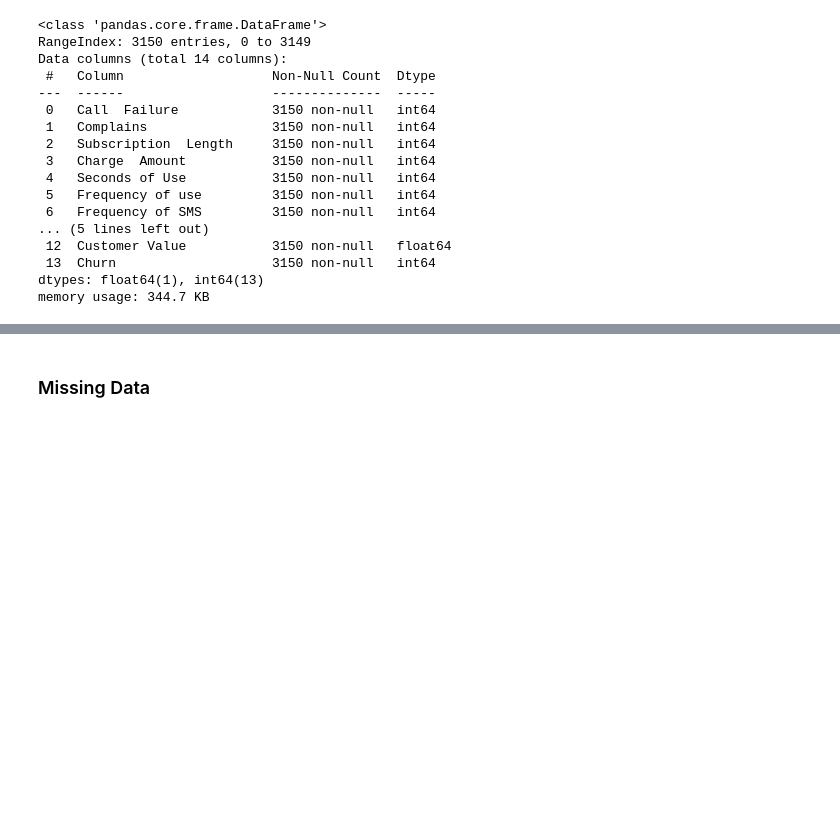
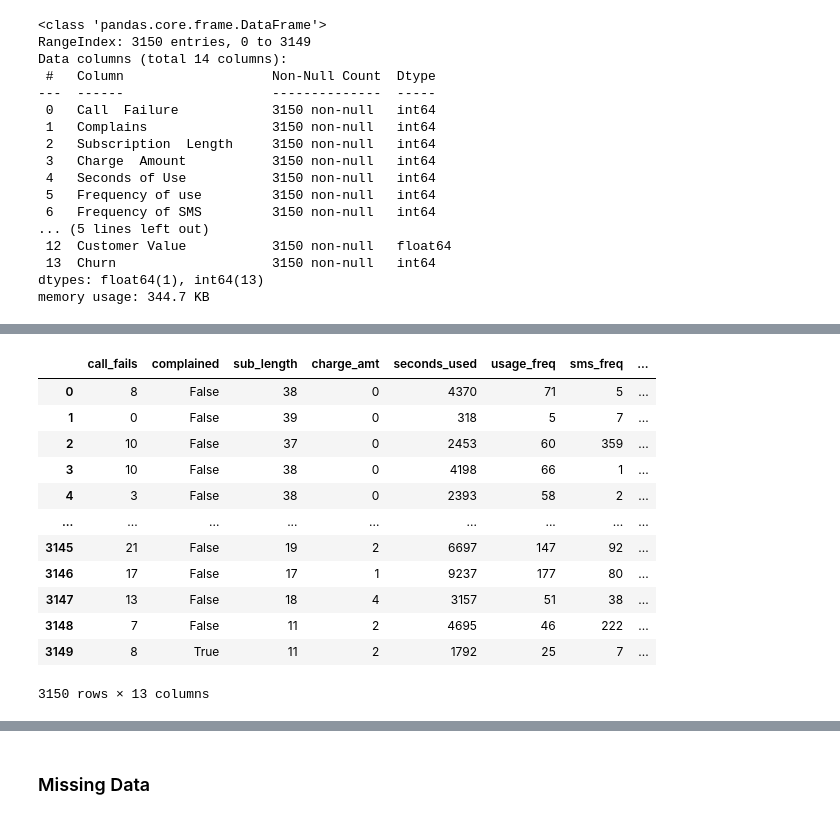
Before and after one commit to mlcuadra1/Churn-Risk-EDA, a Jupyter notebook: notebooks/Script 1 - cleaning.ipynb, the cells around one changed output, grey strips where cells are left out. Saved outputs shown, nothing was run; the diff lists cells and outputs as text; code cells hidden in the pictures; blank space fills up the shorter version.

```diff
--- a/notebooks/Script 1 - cleaning.ipynb
+++ b/notebooks/Script 1 - cleaning.ipynb
@@ -81,0 +104,25 @@ memory usage: 344.7 KB
+# %%
+data_renamed['complained'] = data_renamed['complained'].astype(bool)
+data_renamed['churn'] = data_renamed['churn'].astype(bool)
+
+plan_map = {1: 'Prepaid', 2: 'Contractual'}
+data_renamed['tariff_plan'] = data_renamed['tariff_plan'].map(lambda x: plan_map.get(x, x))
+
+status_map = {1: 'Active', 2: 'Inactive'}
+data_renamed['status'] = data_renamed['status'].map(lambda x: status_map.get(x, x))
+
+data_renamed
+# %% [output]
+|  | call_fails | complained | sub_length | charge_amt | seconds_used | usage_freq | sms_freq | ... |
+| 0 | 8 | False | 38 | 0 | 4370 | 71 | 5 | ... |
+| 1 | 0 | False | 39 | 0 | 318 | 5 | 7 | ... |
+| 2 | 10 | False | 37 | 0 | 2453 | 60 | 359 | ... |
+| 3 | 10 | False | 38 | 0 | 4198 | 66 | 1 | ... |
+| 4 | 3 | False | 38 | 0 | 2393 | 58 | 2 | ... |
+| ... | ... | ... | ... | ... | ... | ... | ... | ... |
+| 3145 | 21 | False | 19 | 2 | 6697 | 147 | 92 | ... |
+| 3146 | 17 | False | 17 | 1 | 9237 | 177 | 80 | ... |
+| 3147 | 13 | False | 18 | 4 | 3157 | 51 | 38 | ... |
+| 3148 | 7 | False | 11 | 2 | 4695 | 46 | 222 | ... |
+| 3149 | 8 | True | 11 | 2 | 1792 | 25 | 7 | ... |
+3150 rows × 13 columns
```
Also changed, not shown: parts of 10 cells of this notebook, 1 other file.
